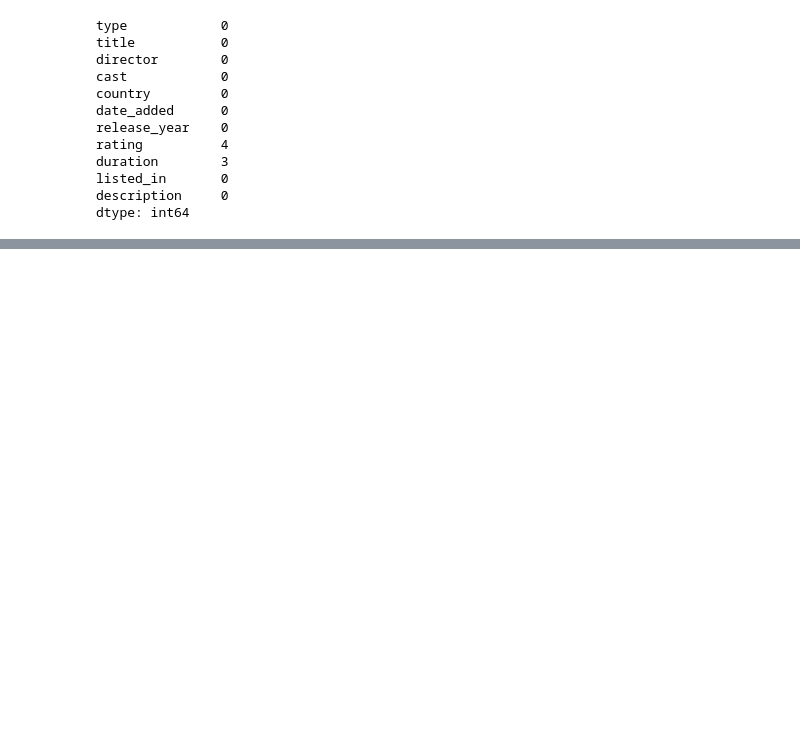
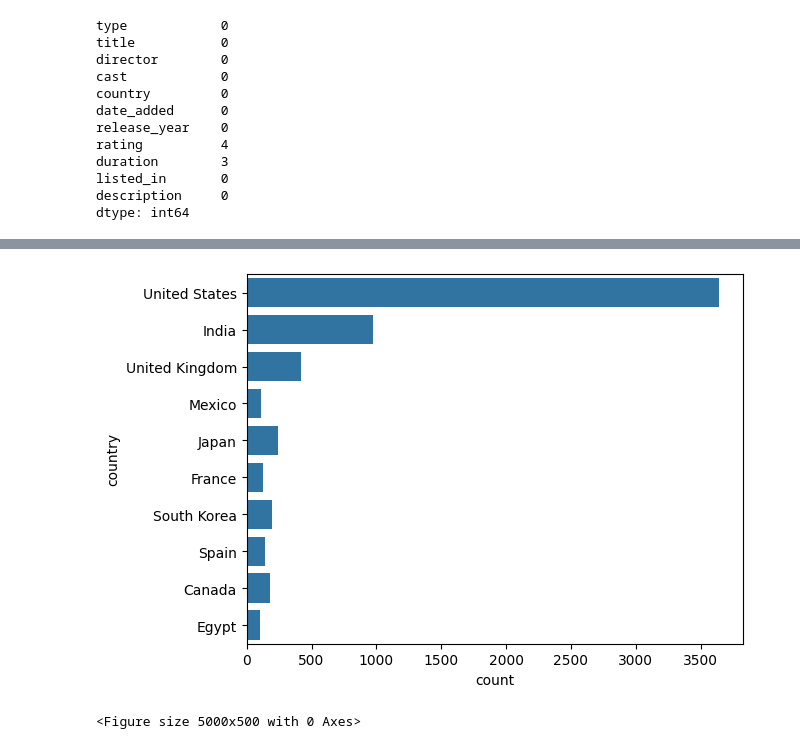
Before and after one commit to bvkiran8058/Data-Science-with-GenAI, a Jupyter notebook: EDA/Stage-2 Intermediate Level.ipynb, the cells around one changed output, grey strips where cells are left out. Saved outputs shown, nothing was run; the diff lists cells and outputs as text; code cells hidden in the pictures; blank space fills up the shorter version.

```diff
--- a/EDA/Stage-2 Intermediate Level.ipynb
+++ b/EDA/Stage-2 Intermediate Level.ipynb
@@ -179,0 +320,7 @@ Name: rating, Length: 513, dtype: object
+# %%
+sns.countplot(netflix_dataset_country_top_10, y='country')
+plt.figure(figsize=(50,5))
+plt.show()
+# %% [output]
+[figure, added]
+<Figure size 5000x500 with 0 Axes>
```
Also changed, not shown: parts of 40 cells of this notebook, 1 other file.
